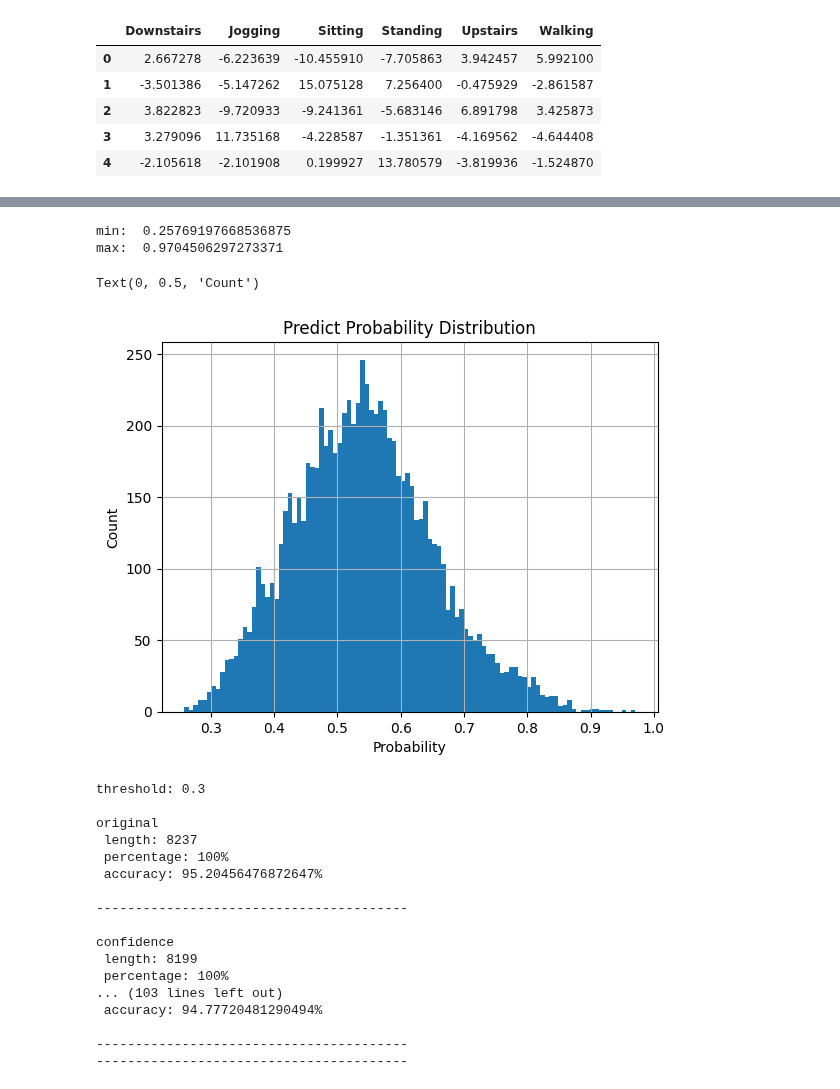
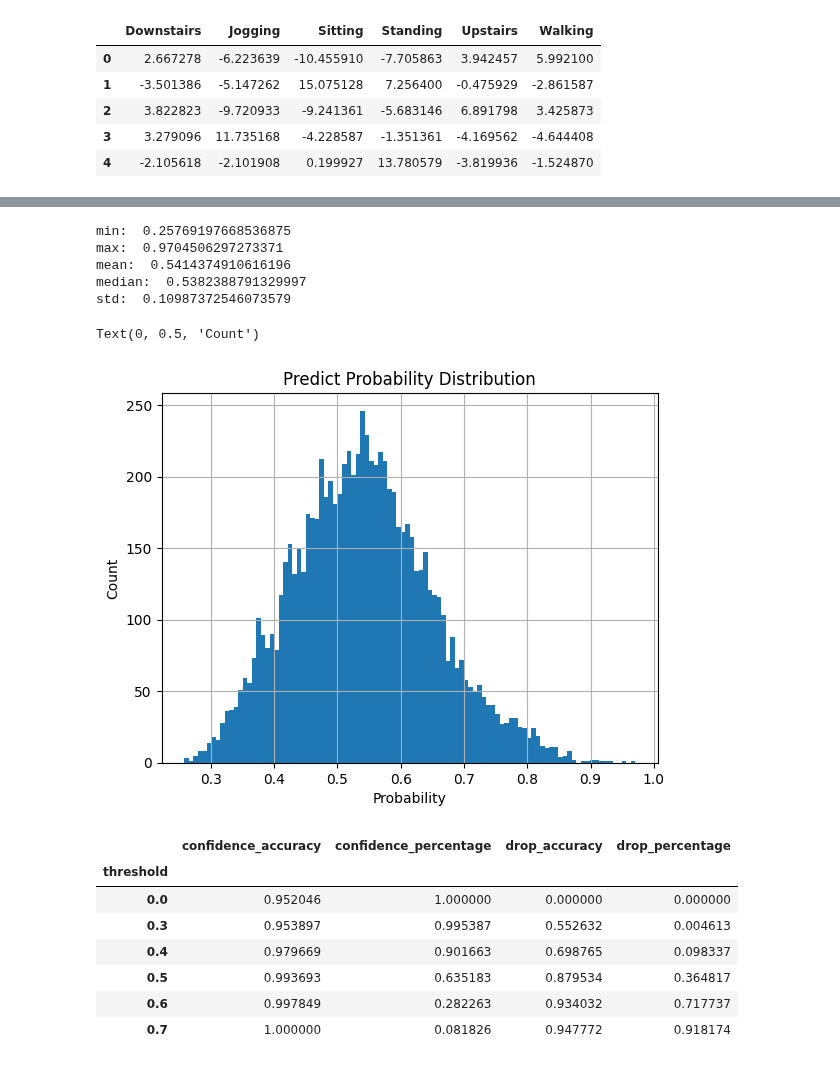
Before and after one commit to rakawanegan/humanactivityrecognition_portfolio, a Jupyter notebook: result/error_bar/analysis.ipynb, the cells around one changed output, grey strips where cells are left out. Saved outputs shown, nothing was run; the diff lists cells and outputs as text; code cells hidden in the pictures.

```diff
--- a/result/error_bar/analysis.ipynb
+++ b/result/error_bar/analysis.ipynb
@@ -61,6 +61,9 @@ df.head(10)
 # %%
 print("min: ", df['predict_probability'].min())
 print("max: ", df['predict_probability'].max())
+print("mean: ", df['predict_probability'].mean())
+print("median: ", df['predict_probability'].median())
+print("std: ", df['predict_probability'].std())
 df['predict_probability'].hist(bins=100)
 plt.title('Predict Probability Distribution')
 plt.xlabel('Probability')
@@ -68,49 +71,33 @@ plt.ylabel('Count')
 # %% [output]
 min:  0.25769197668536875
 max:  0.9704506297273371
+mean:  0.5414374910616196
+median:  0.5382388791329997
+std:  0.10987372546073579
 Text(0, 0.5, 'Count')
 [figure]
 # %%
-
-thresholds = [0.3, 0.4, 0.5, 0.6, 0.7]
+thresholds = [0, 0.3, 0.4, 0.5, 0.6, 0.7]
+results = []
 for threshold in thresholds:
-    print(f'threshold: {threshold}')
-    print()
     df_confidence = df[df['predict_probability'] > threshold]
     df_drop = df.loc[list(set(df.index) - set(df_confidence.index)),:]
-    print('original')
-    print(f' length: {len(df)}')
-    print(f' percentage: 100%')
-    print(f' accuracy: {calc_accuracy(df) * 100}%')
-
-    print('\n----------------------------------------\n')
-    print('confidence')
-    print(f' length: {len(df_confidence)}')
-    print(f' percentage: {round(len(df_confidence) / len(df) * 100)}%')
-    print(f' accuracy: {calc_accuracy(df_confidence) * 100}%')
-
-    print('\n----------------------------------------\n')
-    print('drop')
-    print(f' length: {len(df_drop)}')
-    print(f' percentage: {round(len(df_drop) / len(df) * 100)}%')
-    print(f' accuracy: {calc_accuracy(df_drop) * 100}%')
-    print('\n----------------------------------------')
-    print('----------------------------------------\n')
+    results.append({
+        'threshold': threshold,
+        'confidence_accuracy': calc_accuracy(df_confidence),
+        'confidence_percentage': len(df_confidence) / len(df),
+        'drop_accuracy': calc_accuracy(df_drop),
+        'drop_percentage': len(df_drop) / len(df),
+        })
+results = pd.DataFrame(results).fillna(0)
+results = results.set_index('threshold')
+results
 # %% [output]
-threshold: 0.3
-
-original
- length: 8237
- percentage: 100%
- accuracy: 95.20456476872647%
-
-----------------------------------------
-
-confidence
- length: 8199
- percentage: 100%
-... (103 lines left out)
- accuracy: 94.77720481290494%
-
-----------------------------------------
-----------------------------------------
+|  | confidence_accuracy | confidence_percentage | drop_accuracy | drop_percentage |
+| threshold |  |  |  |  |
+| 0.0 | 0.952046 | 1.000000 | 0.000000 | 0.000000 |
+| 0.3 | 0.953897 | 0.995387 | 0.552632 | 0.004613 |
+| 0.4 | 0.979669 | 0.901663 | 0.698765 | 0.098337 |
+| 0.5 | 0.993693 | 0.635183 | 0.879534 | 0.364817 |
+| 0.6 | 0.997849 | 0.282263 | 0.934032 | 0.717737 |
+| 0.7 | 1.000000 | 0.081826 | 0.947772 | 0.918174 |
```
